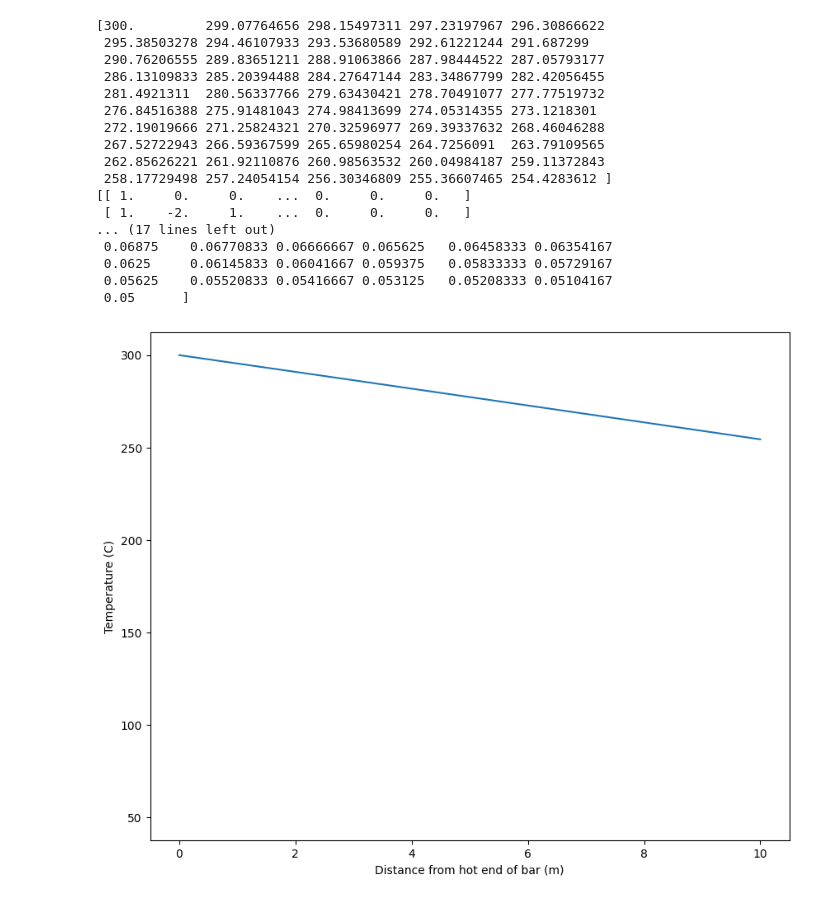
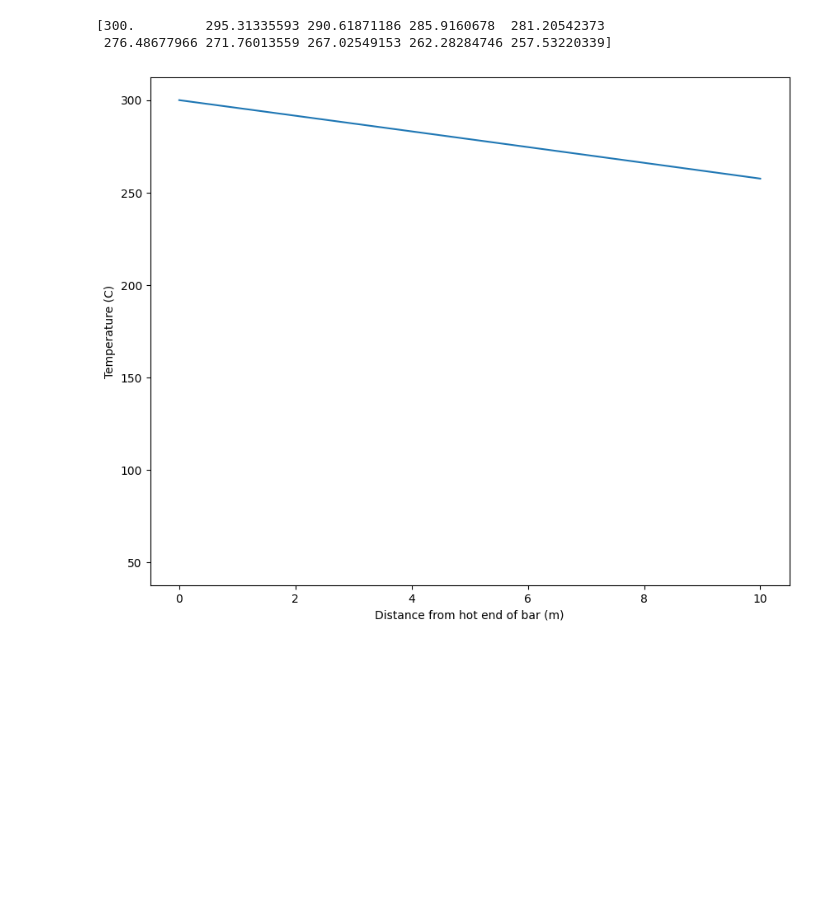
Before and after one commit to Imadanny/ME-241-Project, a Jupyter notebook: ME-241 Group 18 Project V2.ipynb, the cells around one changed output. Drawn from its saved outputs; the diff is of its cells as text; code cells hidden in the pictures; blank space fills up the shorter version.

```diff
--- a/ME-241 Group 18 Project V2.ipynb
+++ b/ME-241 Group 18 Project V2.ipynb
@@ -11,7 +11,7 @@ hConv  =         5      # convection coefficient: W/m^2/C
 xsInit =         0.1    # initial cross-section area: m^2
 xsFin  =         0.05   # final cross-section area: m^2
 Tair   =         20     # air temp: Celsius
-n      =         50     # number of sections
+n      =         10     # number of sections
 sHeat  =         2      # heat gen per unit length: W/m
 sHeatF =         10     # heat gen variable by length: W/m
 # boundary condition
@@ -51,54 +51,36 @@ LM[-1,-1] = 1 + (hConv *dx/kCond)
 LM[-1,-2] = -1
 #variation of cross sectional area
 
 # array of steps for area
 Area = np.linspace(xsInit, xsFin, n-1)
 
 
 
 # matrix b
 #b = np.full(n, ((sHeat/(kCond*xsInit)))*12*(dx**2))
 ### testing different b
 b = np.full(n, ((-sHeat/(kCond))*(dx2)))
 b[0]  = 300
-b[1]  = ((-sHeat/(kCond))*(dx2))
-b[-2]  = ((-sHeat/(kCond))*(dx2))
+#b[1]  = ((-sHeat/(kCond))*(dx2))
+#b[-2]  = ((-sHeat/(kCond))*(dx2))
 b[-1] = (hConv*dx/kCond)*Tair
 
 
 # solve the linear equation
 vectors = np.linalg.solve(LM, b)
 
 
-print(vectors)
-print(LM)
-print(b)
-print(Area)
 ### TEST ###
 xvals = np.linspace(0, 10, n)
 
+print(vectors)
 plt.figure(figsize=(10,8))
 plt.plot(xvals, vectors)
 plt.plot(5, 50)
 plt.xlabel('Distance from hot end of bar (m)')
 plt.ylabel('Temperature (C)')
 plt.show()
 # %% [output]
-[300.         299.07764656 298.15497311 297.23197967 296.30866622
- 295.38503278 294.46107933 293.53680589 292.61221244 291.687299
- 290.76206555 289.83651211 288.91063866 287.98444522 287.05793177
- 286.13109833 285.20394488 284.27647144 283.34867799 282.42056455
- 281.4921311  280.56337766 279.63430421 278.70491077 277.77519732
- 276.84516388 275.91481043 274.98413699 274.05314355 273.1218301
- 272.19019666 271.25824321 270.32596977 269.39337632 268.46046288
- 267.52722943 266.59367599 265.65980254 264.7256091  263.79109565
- 262.85626221 261.92110876 260.98563532 260.04984187 259.11372843
- 258.17729498 257.24054154 256.30346809 255.36607465 254.4283612 ]
-[[ 1.     0.     0.    ...  0.     0.     0.   ]
- [ 1.    -2.     1.    ...  0.     0.     0.   ]
-... (17 lines left out)
- 0.06875    0.06770833 0.06666667 0.065625   0.06458333 0.06354167
- 0.0625     0.06145833 0.06041667 0.059375   0.05833333 0.05729167
- 0.05625    0.05520833 0.05416667 0.053125   0.05208333 0.05104167
- 0.05      ]
+[300.         295.31335593 290.61871186 285.9160678  281.20542373
+ 276.48677966 271.76013559 267.02549153 262.28284746 257.53220339]
-[figure, old version]
+[figure, new version]
```
Also changed, not shown: parts of 1 cell of this notebook.
